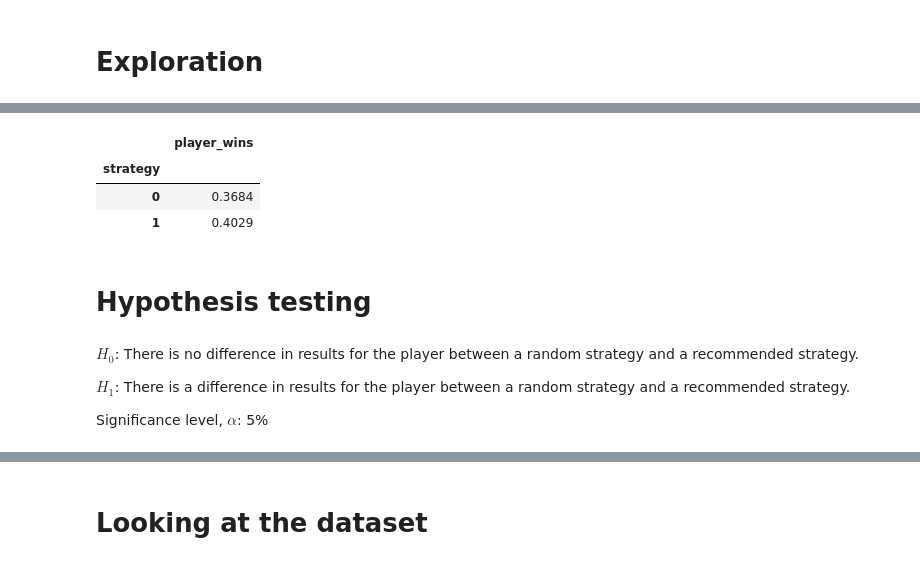
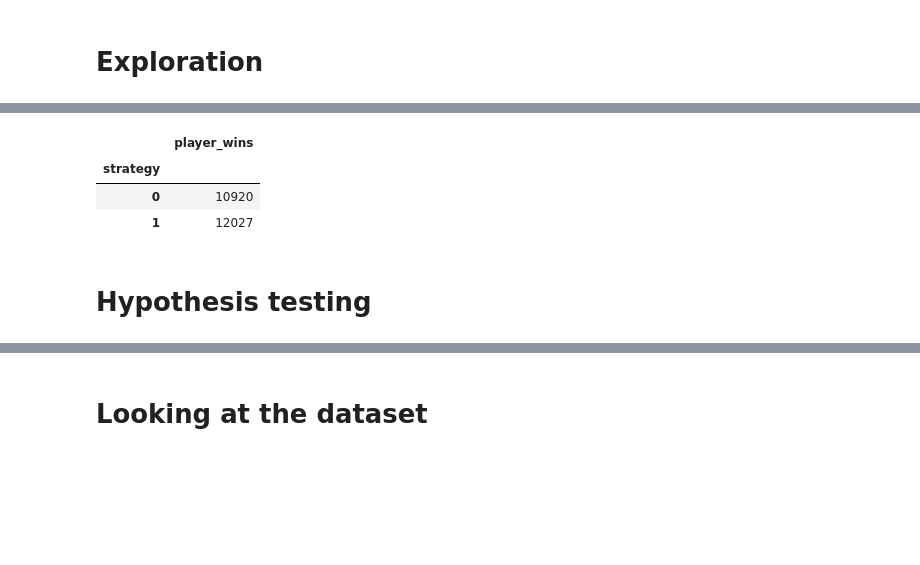
Before and after one commit to jocelyn-ong/data-science-projects, a Jupyter notebook: others/blackjack/data-analysis.ipynb, the cells around one changed output, grey strips where cells are left out. Drawn from its saved outputs; the diff is of its cells as text; code cells hidden in the pictures; blank space fills up the shorter version.

```diff
--- a/others/blackjack/data-analysis.ipynb
+++ b/others/blackjack/data-analysis.ipynb
@@ -30,7 +30,7 @@ df.describe()
 # %%
-df.groupby("strategy")[["player_wins"]].mean()
+df.groupby("strategy")[["player_wins"]].sum()
 # %% [output]
 |  | player_wins |
 | strategy |  |
-| 0 | 0.3684 |
-| 1 | 0.4029 |
+| 0 | 10920 |
+| 1 | 12027 |
@@ -37,8 +39,2 @@ df.groupby("strategy")[["player_wins"]].mean()
 # %% [markdown]
 # Hypothesis testing
-# %% [markdown]
-$H_0$: There is no difference in results for the player between a random strategy and a recommended strategy.
-
-$H_1$: There is a difference in results for the player between a random strategy and a recommended strategy.
-
-Significance level, $\alpha$: 5%
```
Also changed, not shown: parts of 56 cells of this notebook, 2 other files.
